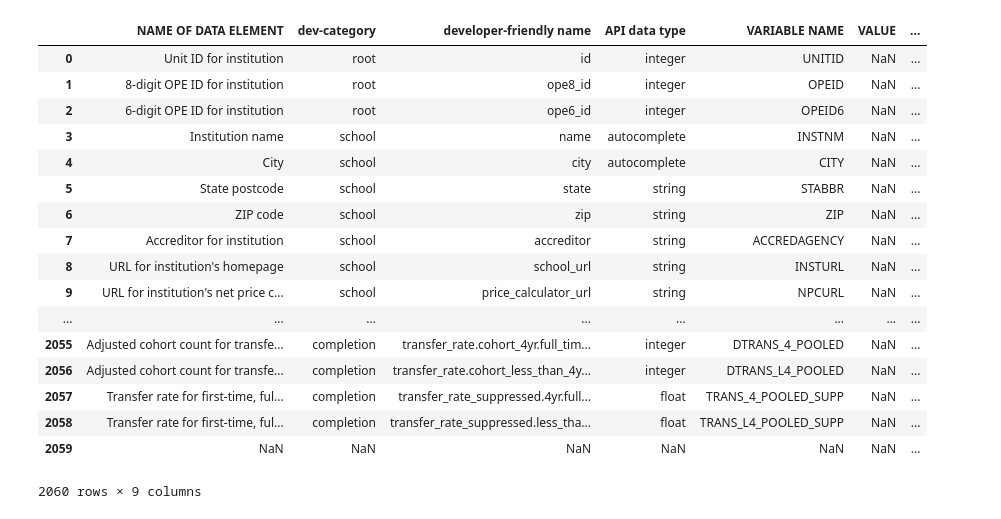
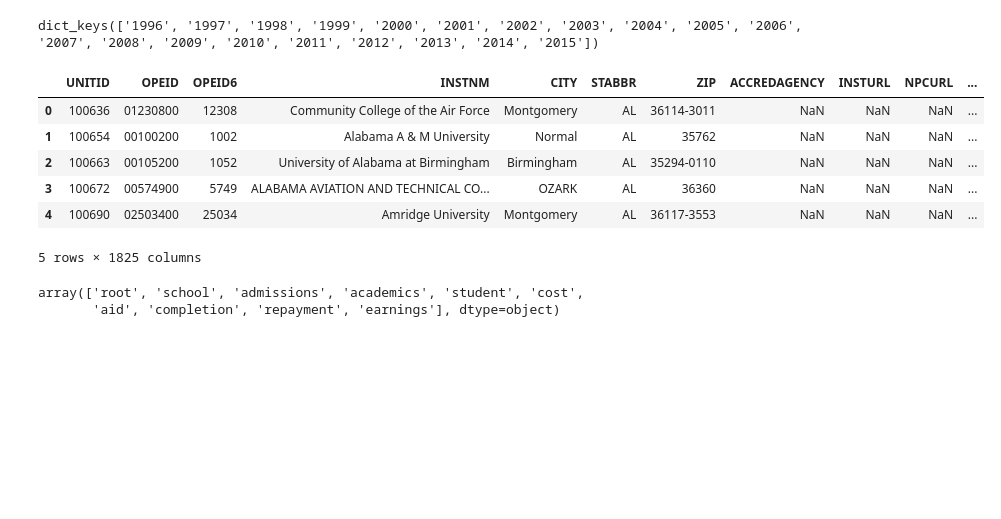
Before and after one commit to ibury08/college_scorecard, a Jupyter notebook: DataExploration.ipynb, the cells around one changed output. Cells and saved outputs as stored; diff of their text form; code cells hidden in the pictures; blank space fills up the shorter version.

```diff
--- a/DataExploration.ipynb
+++ b/DataExploration.ipynb
@@ -5,10 +1,36 @@ import os
+# %%
+import pandas as pd
+import csv
+import os
+import warnings
+warnings.filterwarnings(action='once')
+pd.set_option('display.max_rows', 2000)
+from IPython.display import HTML,display
+
+display(HTML("<style>.container { width:100% !important; }</style>"))
 # %%
 data_dict = pd.read_csv('/Users/ianbury/Springboard/collegeScorecard/CollegeScorecardDataDictionary.csv')
 data = {}
-directory = os.fsencode('/Users/ianbury/Springboard/collegeScorecard/CollegeScorecard_Raw_Data/')
+dir_str = '/Users/ianbury/Springboard/collegeScorecard/CollegeScorecard_Raw_Data/'
+directory = os.fsencode(dir_str)
 
 for file in os.listdir(directory):
     filename = os.fsdecode(file)
     if filename.endswith('.csv'):
 
-        data[filename[7:12]] = pd.read_csv('/Users/ianbury/Springboard/collegeScorecard/CollegeScorecard_Raw_Data/'+filename)
+        data[filename[6:10]] = pd.read_csv(dir_str+filename)
+
+
+HTML('''<script>
+code_show_err=false;
+function code_toggle_err() {
+ if (code_show_err){
+ $('div.output_stderr').hide();
+ } else {
+ $('div.output_stderr').show();
+ }
+ code_show_err = !code_show_err
+}
+$( document ).ready(code_toggle_err);
+</script>
+To toggle on/off output_stderr, click <a href="javascript:code_toggle_err()">here</a>.''')
@@ -15,21 +39,14 @@ for file in os.listdir(directory):
-# %%
-data_dict
-# %% [output]
-|  | NAME OF DATA ELEMENT | dev-category | developer-friendly name | API data type | VARIABLE NAME | VALUE | ... |
-| 0 | Unit ID for institution | root | id | integer | UNITID | NaN | ... |
-| 1 | 8-digit OPE ID for institution | root | ope8_id | integer | OPEID | NaN | ... |
-| 2 | 6-digit OPE ID for institution | root | ope6_id | integer | OPEID6 | NaN | ... |
-| 3 | Institution name | school | name | autocomplete | INSTNM | NaN | ... |
-| 4 | City | school | city | autocomplete | CITY | NaN | ... |
-| 5 | State postcode | school | state | string | STABBR | NaN | ... |
-| 6 | ZIP code | school | zip | string | ZIP | NaN | ... |
-| 7 | Accreditor for institution | school | accreditor | string | ACCREDAGENCY | NaN | ... |
-| 8 | URL for institution's homepage | school | school_url | string | INSTURL | NaN | ... |
-| 9 | URL for institution's net price c... | school | price_calculator_url | string | NPCURL | NaN | ... |
-| ... | ... | ... | ... | ... | ... | ... | ... |
-| 2055 | Adjusted cohort count for transfe... | completion | transfer_rate.cohort_4yr.full_tim... | integer | DTRANS_4_POOLED | NaN | ... |
-| 2056 | Adjusted cohort count for transfe... | completion | transfer_rate.cohort_less_than_4y... | integer | DTRANS_L4_POOLED | NaN | ... |
-| 2057 | Transfer rate for first-time, ful... | completion | transfer_rate_suppressed.4yr.full... | float | TRANS_4_POOLED_SUPP | NaN | ... |
-| 2058 | Transfer rate for first-time, ful... | completion | transfer_rate_suppressed.less_tha... | float | TRANS_L4_POOLED_SUPP | NaN | ... |
-| 2059 | NaN | NaN | NaN | NaN | NaN | NaN | ... |
-2060 rows × 9 columns
+# %%
+data.keys()
+# %% [output]
+dict_keys(['1996', '1997', '1998', '1999', '2000', '2001', '2002', '2003', '2004', '2005', '2006', '2007', '2008', '2009', '2010', '2011', '2012', '2013', '2014', '2015'])
+# %%
+data['1996'].head()
+# %% [output]
+|  | UNITID | OPEID | OPEID6 | INSTNM | CITY | STABBR | ZIP | ACCREDAGENCY | INSTURL | NPCURL | ... |
+| 0 | 100636 | 01230800 | 12308 | Community College of the Air Force | Montgomery | AL | 36114-3011 | NaN | NaN | NaN | ... |
+| 1 | 100654 | 00100200 | 1002 | Alabama A & M University | Normal | AL | 35762 | NaN | NaN | NaN | ... |
+| 2 | 100663 | 00105200 | 1052 | University of Alabama at Birmingham | Birmingham | AL | 35294-0110 | NaN | NaN | NaN | ... |
+| 3 | 100672 | 00574900 | 5749 | ALABAMA AVIATION AND TECHNICAL CO... | OZARK | AL | 36360 | NaN | NaN | NaN | ... |
+| 4 | 100690 | 02503400 | 25034 | Amridge University | Montgomery | AL | 36117-3553 | NaN | NaN | NaN | ... |
+5 rows × 1825 columns
@@ -35,0 +70,5 @@ data_dict
+# %%
+data_dict['dev-category'].unique()
+# %% [output]
+array(['root', 'school', 'admissions', 'academics', 'student', 'cost',
+       'aid', 'completion', 'repayment', 'earnings'], dtype=object)
```
Also changed, not shown: parts of 10 cells of this notebook, 1 other file.
